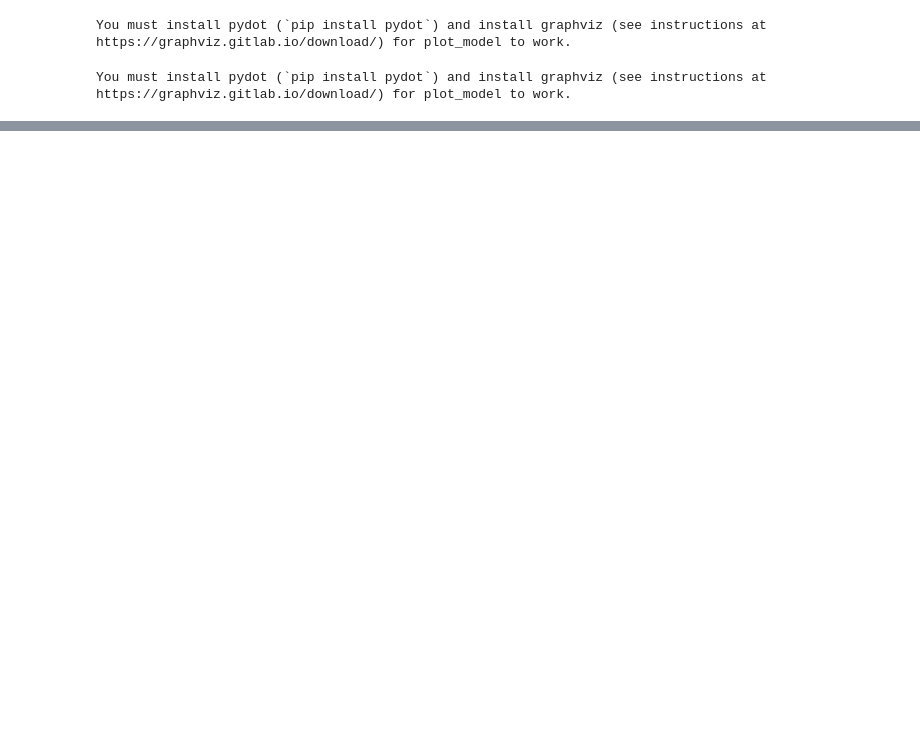
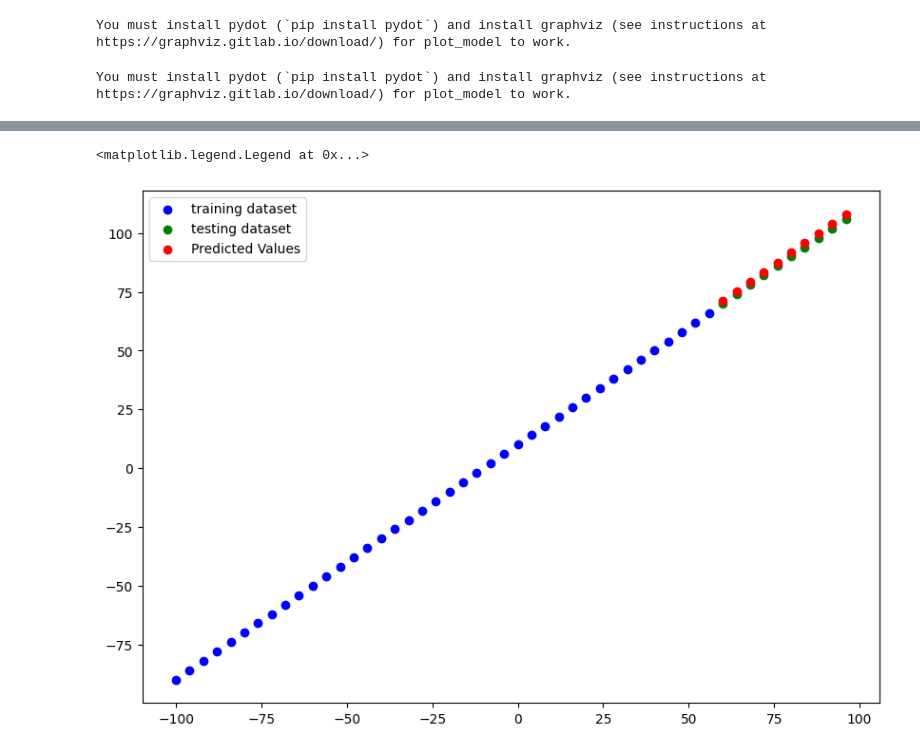
Before and after one commit to TusharMahata/Tensorflow_Learning, a Jupyter notebook: Neural_Network_Regression.ipynb, the cells around one changed output, grey strips where cells are left out. Cells and saved outputs as stored; diff of their text form; code cells hidden in the pictures; blank space fills up the shorter version.

```diff
--- a/Neural_Network_Regression.ipynb
+++ b/Neural_Network_Regression.ipynb
@@ -369,0 +547,25 @@ You must install pydot (`pip install pydot`) and install graphviz (see instructi
+# %%
+# let's Rebouild a model for this data
+# create the model by defining the input shape arg in the first layer
+
+model = tf.keras.Sequential([
+    #tf.keras.layers.Dense(1,input_shape=[1]),
+
+    tf.keras.layers.Dense(100,input_shape=[1], activation =None),
+    tf.keras.layers.Dense(100,input_shape=[1], activation =None),
+
+
+    tf.keras.layers.Dense(1, input_shape=[1])
+], name = 'model_1')
+
+# compile the model
+model.compile(loss=tf.keras.losses.mae,
+             optimizer = tf.keras.optimizers.Adam(lr=0.001),
+             metrics=['mae'])
+
+# fit the model
+model.fit(
+    X_train,
+    y_train,
+    epochs = 100
+)
@@ -369,0 +592,3 @@ You must install pydot (`pip install pydot`) and install graphviz (see instructi
+# %%
+prediction = model.predict(X_test)
+prediction, y_test
@@ -369,0 +608,9 @@ You must install pydot (`pip install pydot`) and install graphviz (see instructi
+# %%
+plt.figure(figsize=(10,7))
+plt.scatter(X_train, y_train, c = 'b', label = 'training dataset')
+plt.scatter(X_test, y_test, c='g', label = 'testing dataset')
+plt.scatter(X_test, prediction, c = 'r', label = 'Predicted Values')
+plt.legend()
+# %% [output]
+<matplotlib.legend.Legend at 0x...>
+[figure, added]
```
Also changed, not shown: parts of 24 cells of this notebook.
